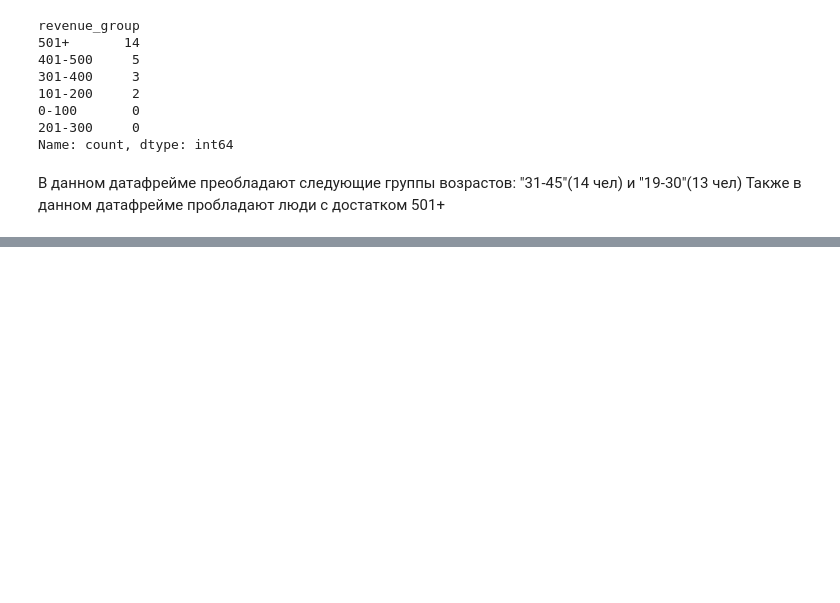
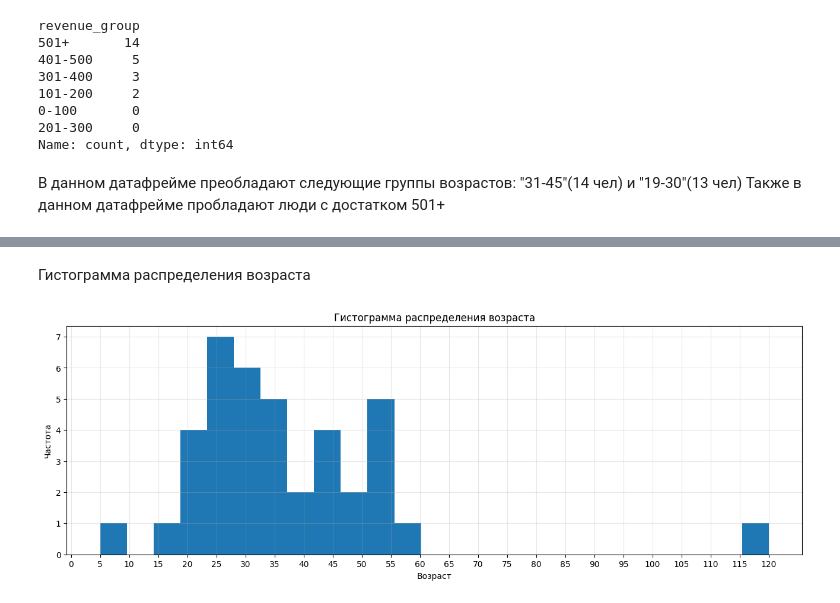
Before and after one commit to artemkr18/artificial-intelligence, a Jupyter notebook: homeworks/HW02/HW02.ipynb, the cells around one changed output, grey strips where cells are left out. Saved outputs shown, nothing was run; the diff lists cells and outputs as text; code cells hidden in the pictures; blank space fills up the shorter version.

```diff
--- a/homeworks/HW02/HW02.ipynb
+++ b/homeworks/HW02/HW02.ipynb
@@ -287,0 +303,15 @@ Name: count, dtype: int64
+# %% [markdown]
+Гистограмма распределения возраста
+# %%
+plt.figure(figsize=(16, 5))
+df["age"].plot(kind="hist", bins=25)
+plt.title("Гистограмма распределения возраста")
+plt.xlabel("Возраст")
+plt.ylabel("Частота")
+plt.grid(True, alpha=0.3)
+plt.xticks(np.arange(0, 120+1, 5))
+
+plt.savefig("figures/hist_age.png", dpi=200, bbox_inches='tight')
+plt.show()
+# %% [output]
+[figure, added]
```
Also changed, not shown: parts of 6 cells of this notebook.
